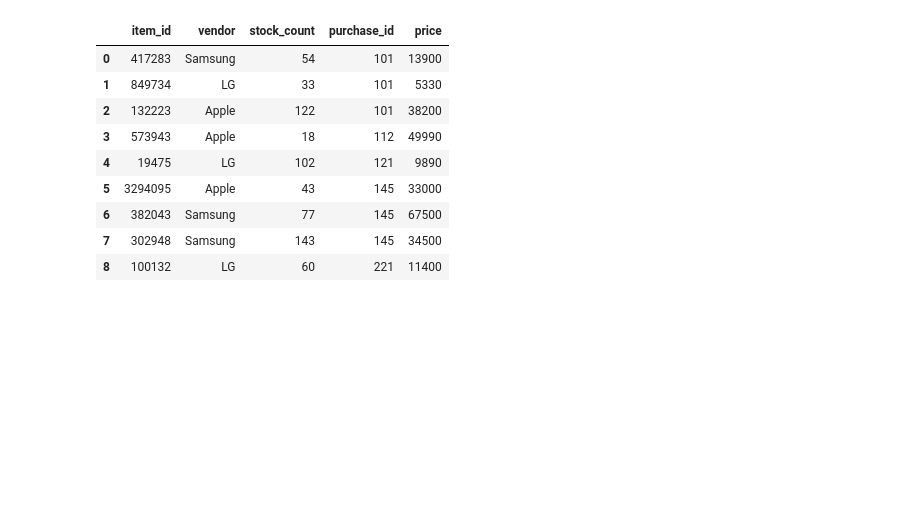
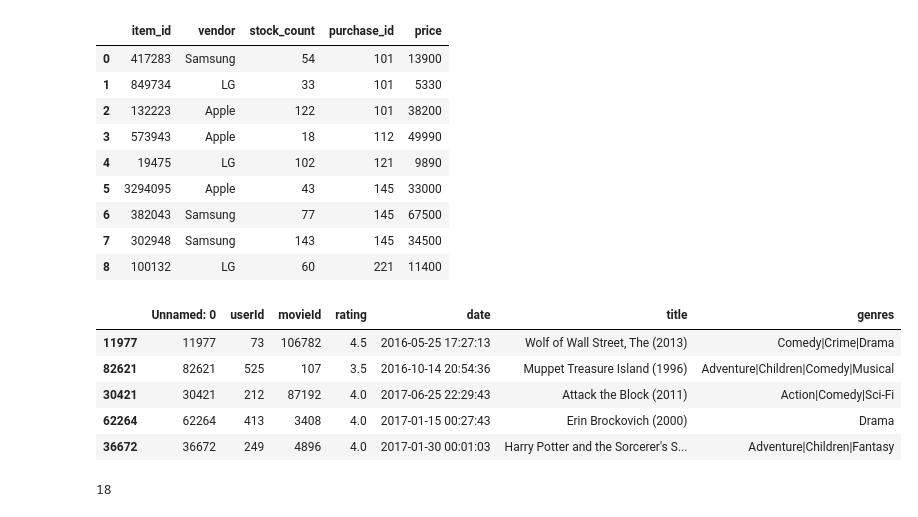
Before and after one commit to kathars1ss/learning_datascience, a Jupyter notebook: 12/movi3s.ipynb, the cells around one changed output. Saved outputs shown, nothing was run; the diff lists cells and outputs as text; code cells hidden in the pictures; blank space fills up the shorter version.

```diff
--- a/12/movi3s.ipynb
+++ b/12/movi3s.ipynb
@@ -190,0 +206,10 @@ merged
+# %%
+ratings_movies = pd.read_csv('ratings_movies.csv')
+ratings_movies.sample(n=5)
+# %% [output]
+|  | Unnamed: 0 | userId | movieId | rating | date | title | genres |
+| 11977 | 11977 | 73 | 106782 | 4.5 | 2016-05-25 17:27:13 | Wolf of Wall Street, The (2013) | Comedy|Crime|Drama |
+| 82621 | 82621 | 525 | 107 | 3.5 | 2016-10-14 20:54:36 | Muppet Treasure Island (1996) | Adventure|Children|Comedy|Musical |
+| 30421 | 30421 | 212 | 87192 | 4.0 | 2017-06-25 22:29:43 | Attack the Block (2011) | Action|Comedy|Sci-Fi |
+| 62264 | 62264 | 413 | 3408 | 4.0 | 2017-01-15 00:27:43 | Erin Brockovich (2000) | Drama |
+| 36672 | 36672 | 249 | 4896 | 4.0 | 2017-01-30 00:01:03 | Harry Potter and the Sorcerer's S... | Adventure|Children|Fantasy |
@@ -190,0 +218,5 @@ merged
+# %%
+ratings_movies['year_release'] = ratings_movies['title'].apply(get_year_release)
+ratings_movies['year_release'].isna().sum()
+# %% [output]
+18
```
Also changed, not shown: parts of 13 cells of this notebook.
